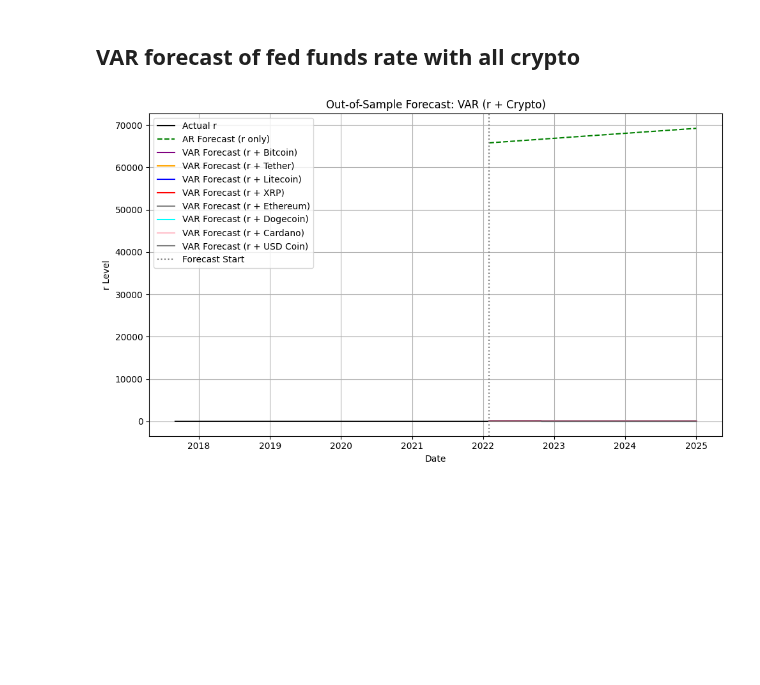
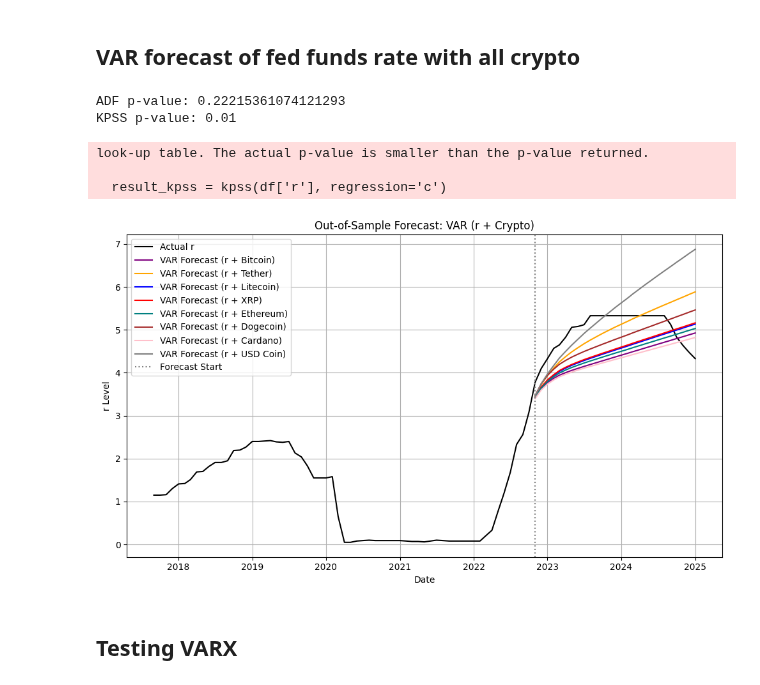
Before and after one commit to tianyishen701/CryptoMacroecon-Prediction-CSUREMM, a Jupyter notebook: TVAR test.ipynb, the cells around one changed output. Saved outputs shown, nothing was run; the diff lists cells and outputs as text; code cells hidden in the pictures; blank space fills up the shorter version.

Commit message:
recovered VAR test

```diff
--- a/TVAR test.ipynb
+++ b/TVAR test.ipynb
@@ -363,5 +376,5 @@ AR MAPE: 0.33%
 ## VAR forecast of fed funds rate with all crypto
 # %%
 # Split the data into training and testing sets
-train = df.loc['2017-09':'2022-01']
-test = df.loc['2022-02': '2025-1']
+train = df.loc['2017-09':'2022-10']
+test = df.loc['2022-11': '2025-1']
@@ -386,4 +381,27 @@ forecast_gdp = forecast_series.cumsum() + gdp_start
+# %%
+from statsmodels.tsa.stattools import adfuller, kpss
+
+# ADF Test (Null: non-stationary)
+result_adf = adfuller(df['r'])
+print("ADF p-value:", result_adf[1])
+
+# KPSS Test (Null: stationary)
+from statsmodels.tsa.stattools import kpss
+result_kpss = kpss(df['r'], regression='c')
+print("KPSS p-value:", result_kpss[1])
+# %% [output]
+ADF p-value: 0.22215361074121293
+KPSS p-value: 0.01
+look-up table. The actual p-value is smaller than the p-value returned.
+
+  result_kpss = kpss(df['r'], regression='c')
+# %%
+# Because r is non-stationary, need to difference it
+df['r_diff'] = df['r'].diff().dropna()
 # %%
+# Get the last known actual r value from the training set
+r_start = train['r'].loc[train.index[-1]]
+
 # Fit VAR model on r_diff and Bitcoin
 model_btc = VAR(train[['r_diff', 'Bitcoin']].dropna())
 results_btc = model_btc.fit(maxlags=1)
@@ -418,6 +436,27 @@ results_eth = model_eth.fit(maxlags=1)
 forecast_eth = results_eth.forecast(train[['r_diff', 'Ethereum']].dropna().values[-1:], steps=len(test))
 forecast_diff_eth = forecast_eth[:, 0]
 forecast_var_eth = pd.Series(forecast_diff_eth.cumsum() + r_start, index=test.index)
+
+# Fit VAR model on r_diff and Dogecoin
+model_doge = VAR(train[['r_diff', 'Dogecoin']].dropna())
+results_doge = model_doge.fit(maxlags=1)
+forecast_doge = results_doge.forecast(train[['r_diff', 'Dogecoin']].dropna().values[-1:], steps=len(test))
+forecast_diff_doge = forecast_doge[:, 0]
+forecast_var_doge = pd.Series(forecast_diff_doge.cumsum() + r_start, index=test.index)
+
+# Fit VAR model on r_diff and Cardano
+model_ada = VAR(train[['r_diff', 'Cardano']].dropna())
+results_ada = model_ada.fit(maxlags=1)
+forecast_ada = results_ada.forecast(train[['r_diff', 'Cardano']].dropna().values[-1:], steps=len(test))
+forecast_diff_ada = forecast_ada[:, 0]
+forecast_var_ada = pd.Series(forecast_diff_ada.cumsum() + r_start, index=test.index)
+
+# Fit VAR model on r_diff and USD Coin
+model_usdc = VAR(train[['r_diff', 'USD Coin']].dropna())
+results_usdc = model_usdc.fit(maxlags=1)
+forecast_usdc = results_usdc.forecast(train[['r_diff', 'USD Coin']].dropna().values[-1:], steps=len(test))
+forecast_diff_usdc = forecast_usdc[:, 0]
+forecast_var_usdc = pd.Series(forecast_diff_usdc.cumsum() + r_start, index=test.index)
 # %%
 import matplotlib.pyplot as plt
 import pandas as pd
@@ -425,35 +464,37 @@ import pandas as pd
 # Assume these are your series (replace with your actual forecast Series)
 # actual_r, forecast_ar_level, forecast_var_btc, ..., forecast_var_usdc should all be pandas Series
 # test is your test set with a DateTime index
 
 plt.figure(figsize=(10, 6))
 
 # Plot actual r
 plt.plot(df['r'], label='Actual r', color='black')
 
 # Plot AR forecast
-plt.plot(forecast_ar_level, label='AR Forecast (r only)', linestyle='--', color='green')
+# plt.plot(forecast_ar_level, label='AR Forecast (r only)', linestyle='--', color='green')
 
 # Plot VAR forecasts for each crypto
 plt.plot(forecast_var_btc, label='VAR Forecast (r + Bitcoin)', color='purple')
 plt.plot(forecast_var_usdt, label='VAR Forecast (r + Tether)', color='orange')
 plt.plot(forecast_var_ltc, label='VAR Forecast (r + Litecoin)', color='blue')
 plt.plot(forecast_var_xrp, label='VAR Forecast (r + XRP)', color='red')
-plt.plot(forecast_var_eth, label='VAR Forecast (r + Ethereum)', color='gray')
-plt.plot(forecast_var_doge, label='VAR Forecast (r + Dogecoin)', color='cyan')
+plt.plot(forecast_var_eth, label='VAR Forecast (r + Ethereum)', color='teal')
+plt.plot(forecast_var_doge, label='VAR Forecast (r + Dogecoin)', color='brown')
 plt.plot(forecast_var_ada, label='VAR Forecast (r + Cardano)', color='pink')
-plt.plot(forecast_var_usdc, label='VAR Forecast (r + USD Coin)', color='black', alpha=0.5)
+plt.plot(forecast_var_usdc, label='VAR Forecast (r + USD Coin)', color='gray')
 
 # Forecast start line
 plt.axvline(pd.to_datetime(test.index[0]), linestyle=':', color='gray', label='Forecast Start')
 
 # Labels and legend
 plt.title('Out-of-Sample Forecast: VAR (r + Crypto)')
 plt.xlabel('Date')
 plt.ylabel('r Level')
 plt.legend()
 plt.grid(True)
 plt.tight_layout()
 plt.show()
 # %% [output]
-[figure, old version]
+[figure, new version]
+# %% [markdown]
+## Testing VARX
```
Also changed, not shown: parts of 6 cells of this notebook.
